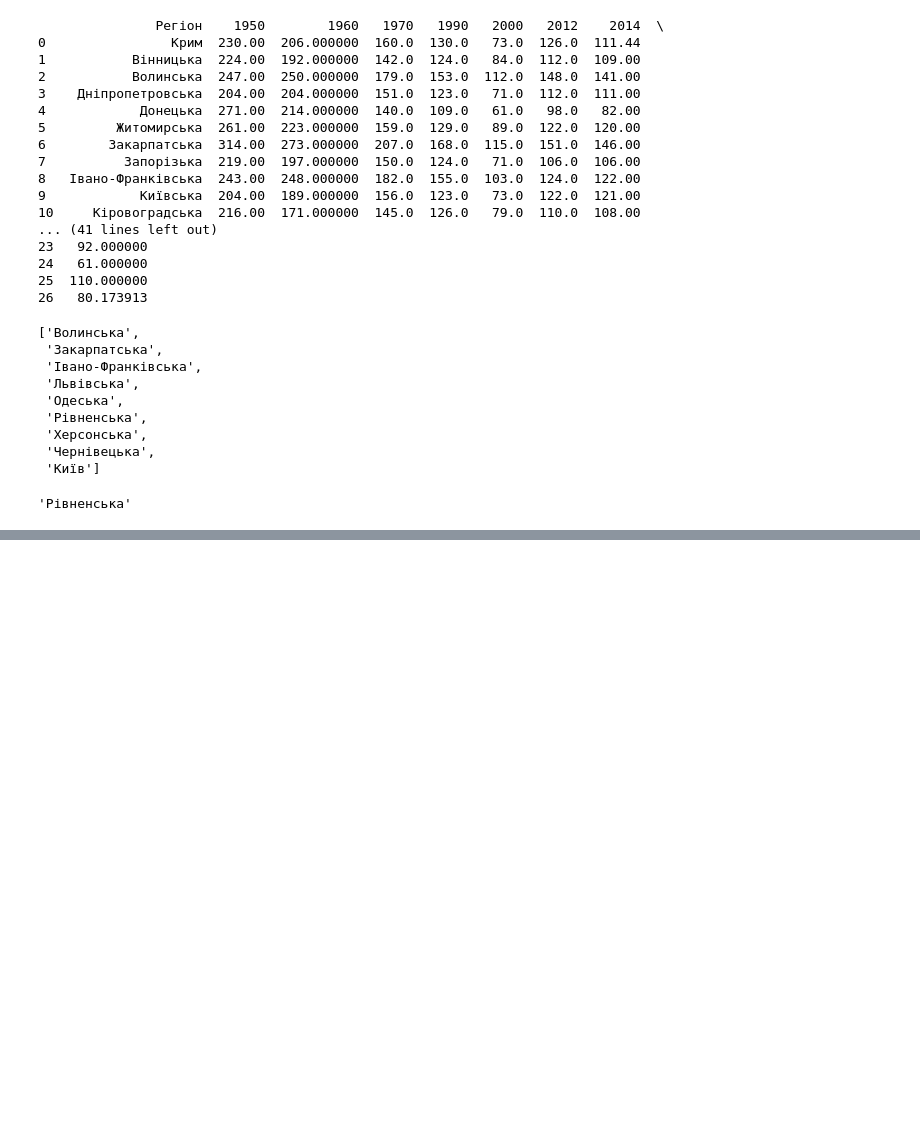
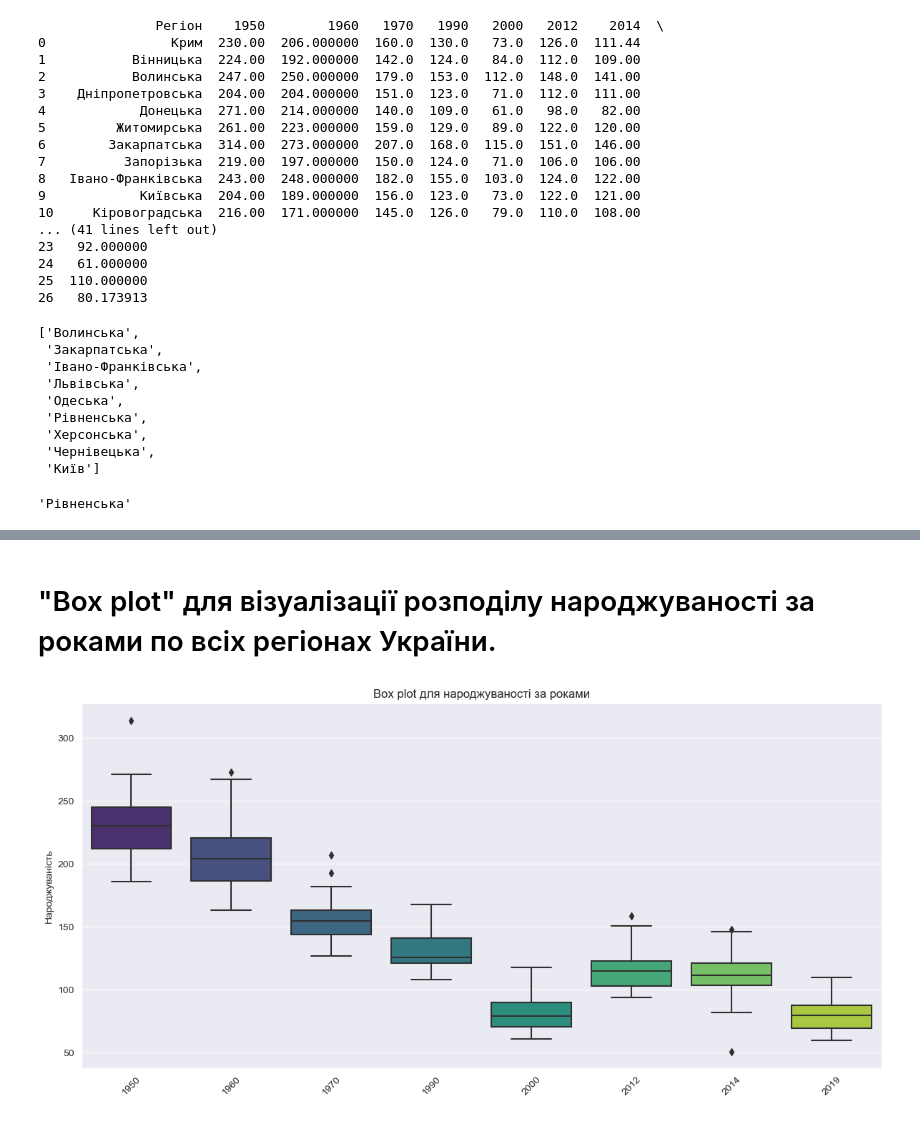
Before and after one commit to rattlingmars8/DS, a Jupyter notebook: HW2/HW2.1.ipynb, the cells around one changed output, grey strips where cells are left out. Drawn from its saved outputs; the diff is of its cells as text; code cells hidden in the pictures; blank space fills up the shorter version.

```diff
--- a/HW2/HW2.1.ipynb
+++ b/HW2/HW2.1.ipynb
@@ -167,0 +209,14 @@ plt.show()
+# %% [markdown]
+# "Box plot" для візуалізації розподілу народжуваності за роками по всіх регіонах України.
+# %%
+data = df.iloc[:, 1:]
+plt.figure(figsize=(12, 6))
+
+sns.boxplot(data=df.iloc[:, 1:], palette="viridis")
+plt.xticks(rotation=45)
+plt.ylabel("Народжуваність")
+plt.title("Box plot для народжуваності за роками")
+plt.tight_layout()
+plt.show()
+# %% [output]
+[figure, added]
```
Also changed, not shown: parts of 6 cells of this notebook.
